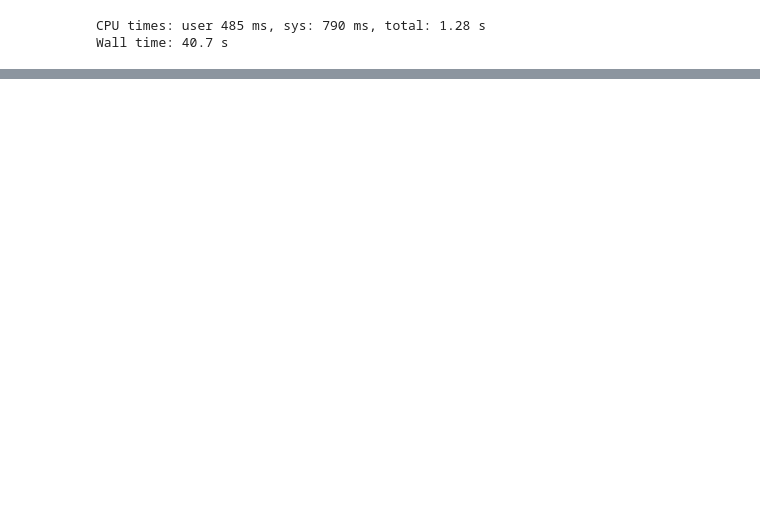
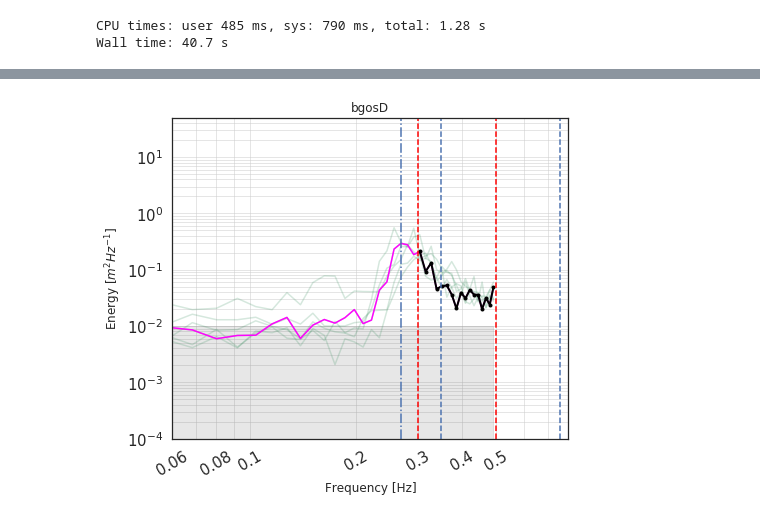
Before and after one commit to vtcooper/waveice, a Jupyter notebook: observations_paper/obs_paper_preprocess.ipynb, the cells around one changed output, grey strips where cells are left out. Saved outputs shown, nothing was run; the diff lists cells and outputs as text; code cells hidden in the pictures; blank space fills up the shorter version.

Commit message:
completed coding much of the obs spectral tail processing, getting close to having something to share

```diff
--- a/observations_paper/obs_paper_preprocess.ipynb
+++ b/observations_paper/obs_paper_preprocess.ipynb
@@ -806,4 +631,0 @@ spec['e0_mean'] = (ef_eq * ef_eq.freq_wavespectra**4).mean(dim='freq_wavespectra
-# %%
-# print(e0_mean.values)
-Ip=1.6
-ustar = spec.e0_mean * (2*np.pi)**3 / (4 * beta * Ip * g)
@@ -956,0 +773,55 @@ Wall time: 40.7 s
+# %%
+obkey = 'bgosD'
+spec = spec_d[obkey]
+time_isel = 2
+spec_sel = spec.isel(time=time_isel)
+spec_sel['fp'] = 1/spec_sel.peakwaveperiod
+ef_eq = spec.ef_eq
+
+with sns.axes_style('white'):
+    fig,ax = plt.subplots(figsize=(7,6))
+
+    spec.wavespectra_energy.plot.line(
+        hue='time',alpha=0.2,add_legend=False,
+        xscale='log',yscale='log',
+        c='seagreen')
+
+    ## selected spectra
+    spec_sel.wavespectra_energy.plot(alpha=0.99,
+        xscale='log',yscale='log',
+        c='magenta')
+
+    ef_eq.isel(time=time_isel).plot(xscale='log',yscale='log',
+        c='k',lw=2,marker='.')
+
+    fp = spec_sel.peakwaveperiod**(-1)
+    plt.axvline(fp,ls='-.')
+    plt.axvline(fp*1.3,ls='--')
+    plt.axvline(fp*2*2**(0.5),ls='--')
+    plt.axvline(0.3,ls='--',c='r')
+    plt.axvline(0.5,ls='--',c='r')
+
+    ### NOISE FLOOR
+    x = spec.freq_wavespectra.values
+    nx = x.size
+    yupper = np.tile(1*10**(-2),nx)
+    ylower = np.tile(9*10**(-5),nx)
+    ax.fill_between(x,ylower,yupper,alpha=0.1,color='0.1')
+    ax.tick_params(axis='both', which='major', labelsize='small')
+    ax.tick_params(axis='both', which='minor', labelsize='small')
+
+
+    ax.grid(True,which='both',alpha=0.5)
+
+    xticklab = np.round(np.append([0.06,0.08],np.arange(0.1,0.51,0.1)),2)
+    plt.xticks(ticks=xticklab,labels=xticklab.astype(str),fontsize='small',rotation=30)
+    plt.ylim(10**(-4),5*10**(1))
+    plt.xlim(0.06,0.8)
+    plt.ylabel('Energy [$m^2 Hz^{-1}$]')
+    plt.xlabel('Frequency [Hz]')
+    plt.title(obkey)
+
+    fig.tight_layout()
+    plt.show()
+# %% [output]
+[figure, added]
```
Also changed, not shown: parts of 59 cells of this notebook.
